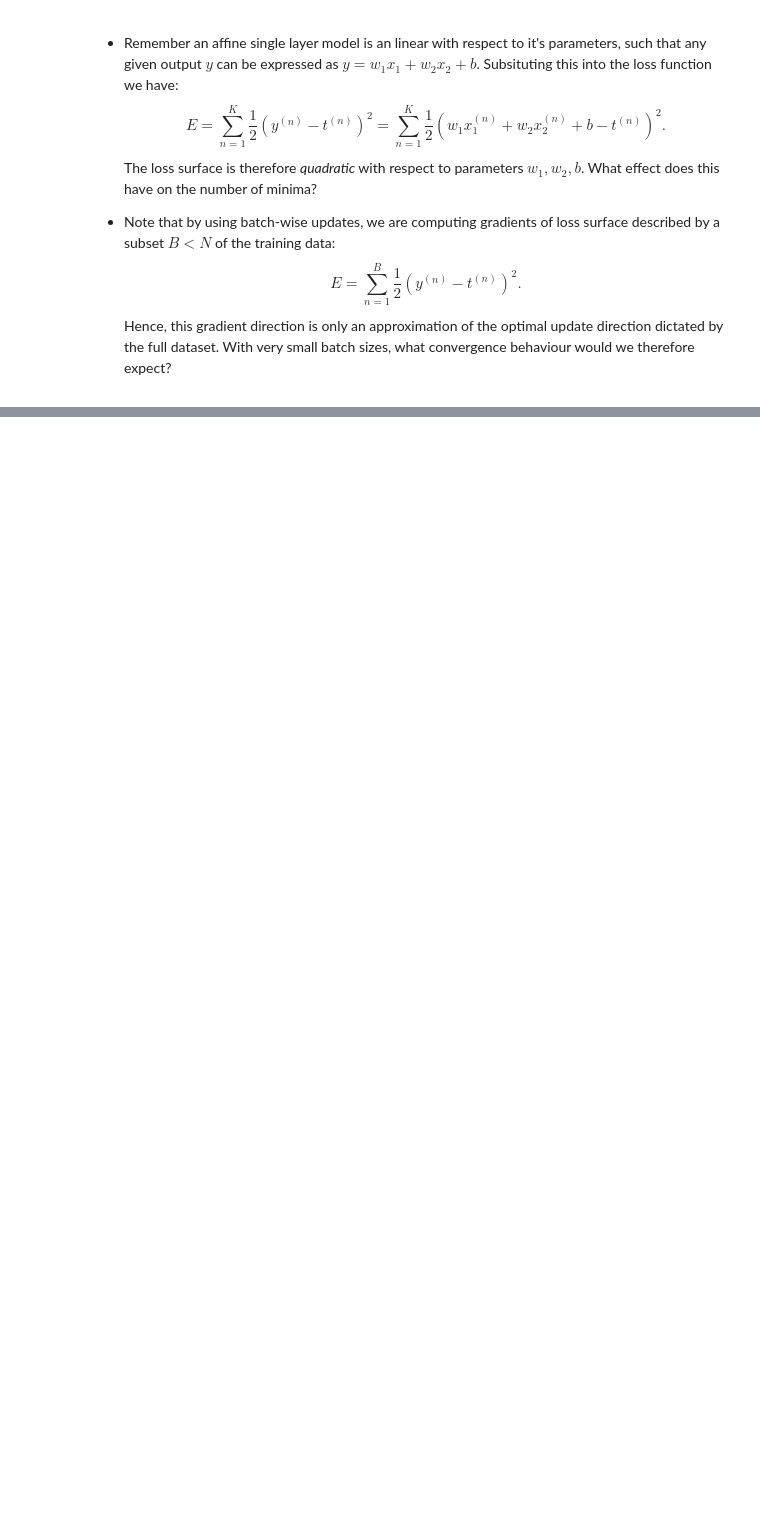
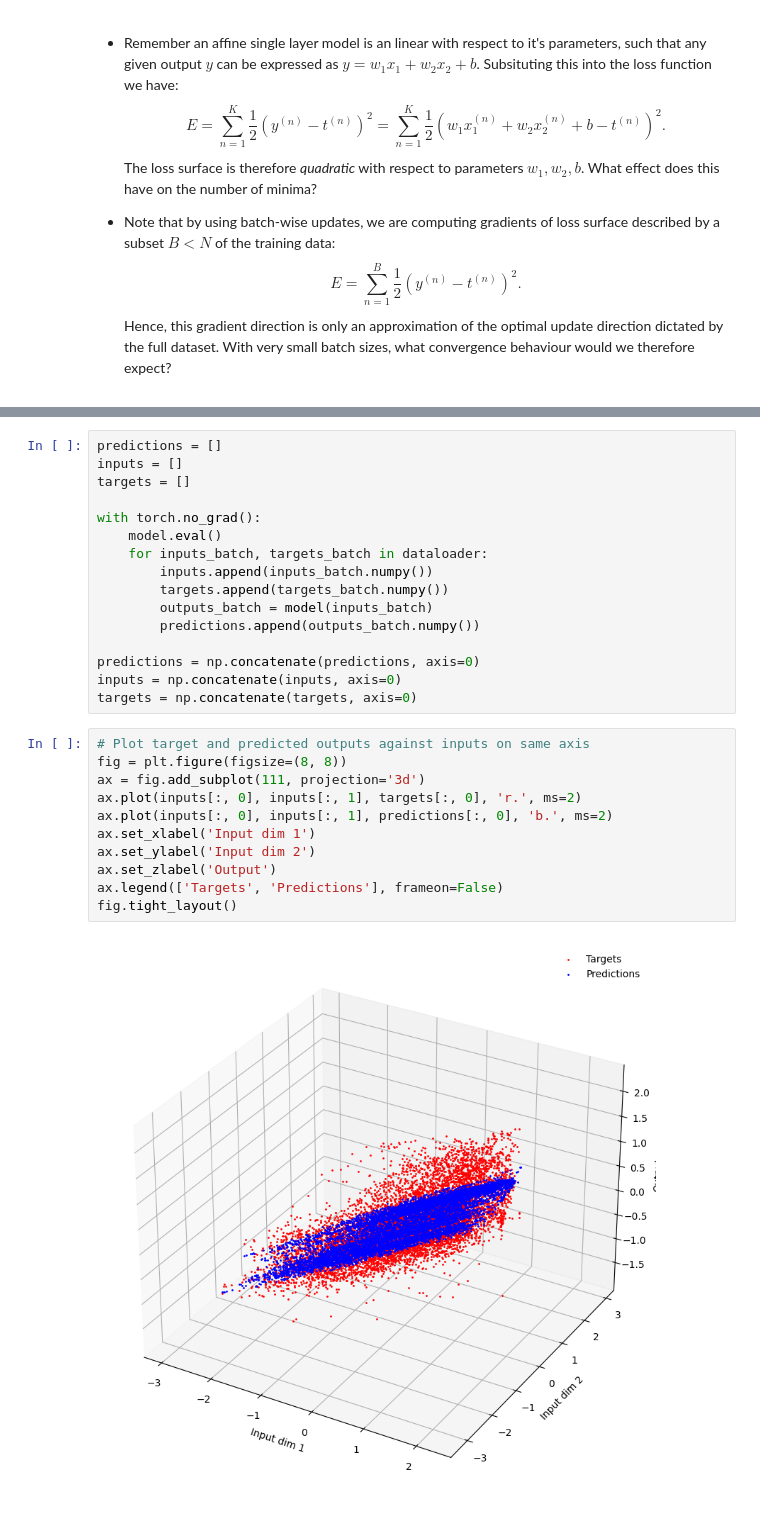
Before and after one commit to shriram1998/mlpractical, a Jupyter notebook: notebooks/02_Single_layer_models.ipynb, the cells around one changed output, grey strips where cells are left out. Drawn from its saved outputs; the diff is of its cells as text; blank space fills up the shorter version.

```diff
--- a/notebooks/02_Single_layer_models.ipynb
+++ b/notebooks/02_Single_layer_models.ipynb
@@ -596,0 +743,29 @@ Hence, this gradient direction is only an approximation of the optimal update di
+# %%
+predictions = []
+inputs = []
+targets = []
+
+with torch.no_grad():
+    model.eval()
+    for inputs_batch, targets_batch in dataloader:
+        inputs.append(inputs_batch.numpy())
+        targets.append(targets_batch.numpy())
+        outputs_batch = model(inputs_batch)
+        predictions.append(outputs_batch.numpy())
+
+predictions = np.concatenate(predictions, axis=0)
+inputs = np.concatenate(inputs, axis=0)
+targets = np.concatenate(targets, axis=0)
+# %%
+# Plot target and predicted outputs against inputs on same axis
+fig = plt.figure(figsize=(8, 8))
+ax = fig.add_subplot(111, projection='3d')
+ax.plot(inputs[:, 0], inputs[:, 1], targets[:, 0], 'r.', ms=2)
+ax.plot(inputs[:, 0], inputs[:, 1], predictions[:, 0], 'b.', ms=2)
+ax.set_xlabel('Input dim 1')
+ax.set_ylabel('Input dim 2')
+ax.set_zlabel('Output')
+ax.legend(['Targets', 'Predictions'], frameon=False)
+fig.tight_layout()
+# %% [output]
+[figure, added]
```
Also changed, not shown: parts of 21 cells of this notebook.
